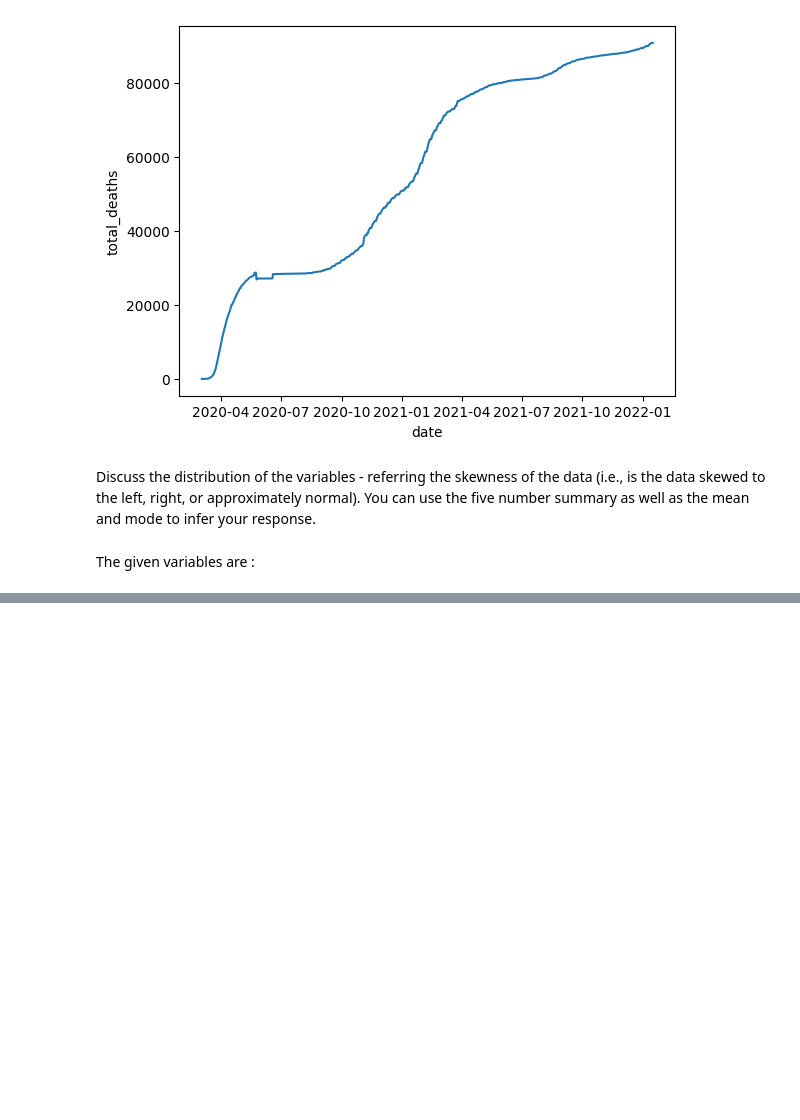
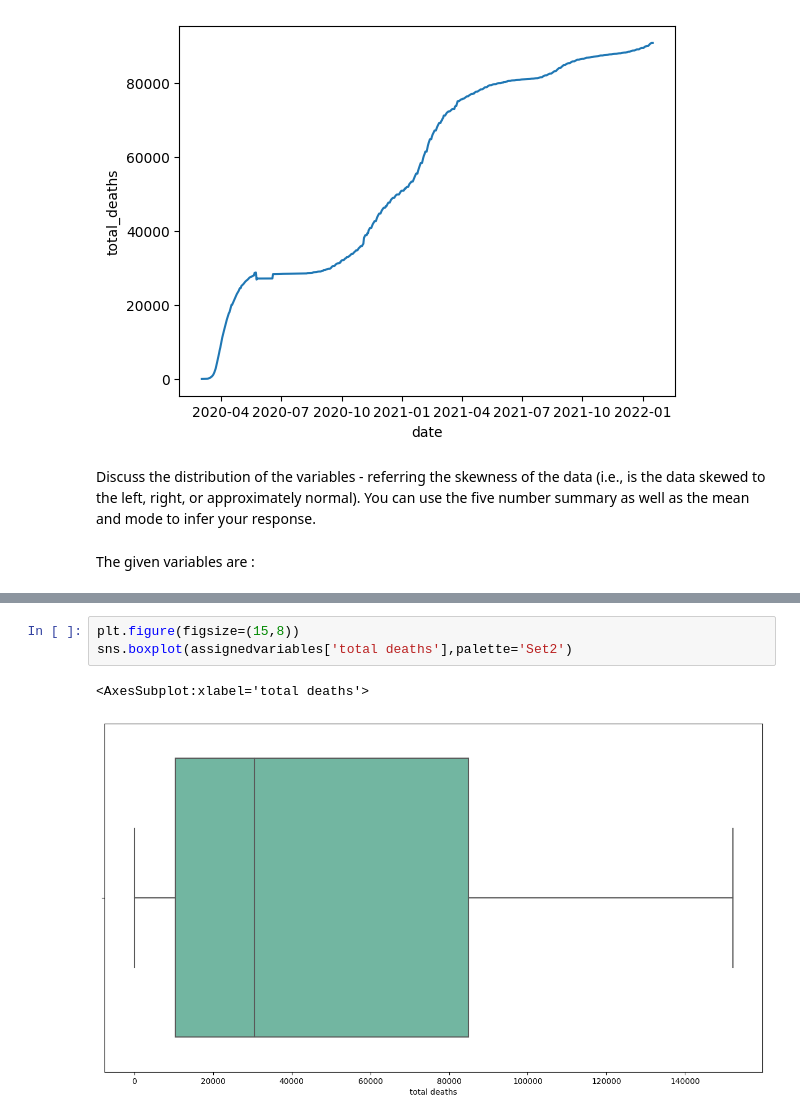
Before and after one commit to kaiwalyaharkare/STAT1000, a Jupyter notebook: exploratordata.ipynb, the cells around one changed output, grey strips where cells are left out. Cells and saved outputs as stored; diff of their text form; blank space fills up the shorter version.

```diff
--- a/exploratordata.ipynb
+++ b/exploratordata.ipynb
@@ -117,0 +159,6 @@ The given variables are :
+# %%
+plt.figure(figsize=(15,8))
+sns.boxplot(assignedvariables['total deaths'],palette='Set2')
+# %% [output]
+<AxesSubplot:xlabel='total deaths'>
+[figure, added]
```
Also changed, not shown: parts of 28 cells of this notebook.
